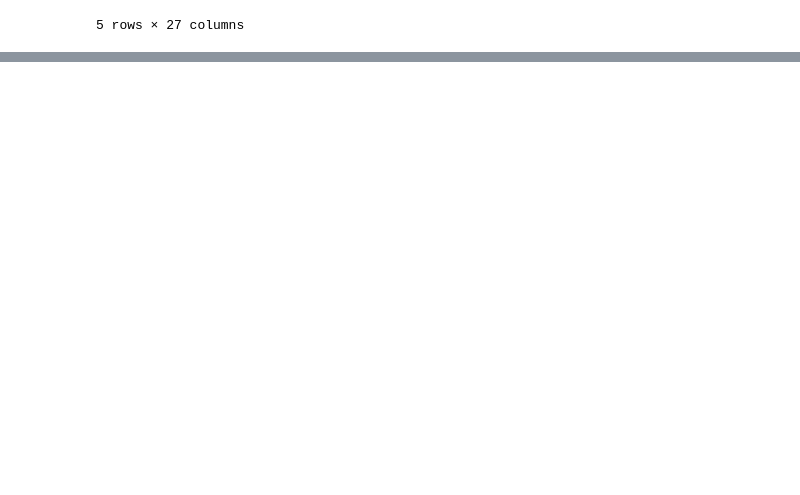
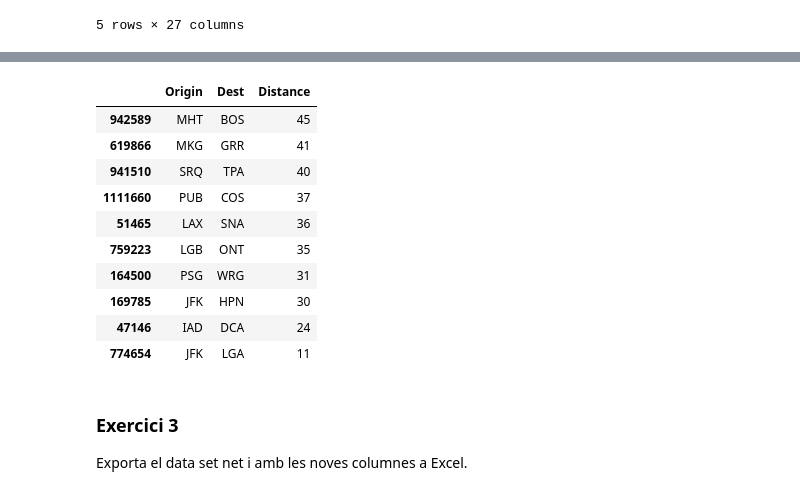
Before and after one commit to davifebdn/estructures_Dataframe, a Jupyter notebook: Data_Science_Sprint_2_T05_Exploració_de_les_dades.ipynb, the cells around one changed output, grey strips where cells are left out. Cells and saved outputs as stored; diff of their text form; code cells hidden in the pictures; blank space fills up the shorter version.

```diff
--- a/Data_Science_Sprint_2_T05_Exploració_de_les_dades.ipynb
+++ b/Data_Science_Sprint_2_T05_Exploració_de_les_dades.ipynb
@@ -238,0 +260,19 @@ aerolinies.first()
+# %%
+#Els vols més curts
+distancies[['Origin', 'Dest', 'Distance']].tail(10)
+# %% [output]
+|  | Origin | Dest | Distance |
+| 942589 | MHT | BOS | 45 |
+| 619866 | MKG | GRR | 41 |
+| 941510 | SRQ | TPA | 40 |
+| 1111660 | PUB | COS | 37 |
+| 51465 | LAX | SNA | 36 |
+| 759223 | LGB | ONT | 35 |
+| 164500 | PSG | WRG | 31 |
+| 169785 | JFK | HPN | 30 |
+| 47146 | IAD | DCA | 24 |
+| 774654 | JFK | LGA | 11 |
+# %% [markdown]
+### Exercici 3
+
+Exporta el data set net i amb les noves columnes a Excel.
```
Also changed, not shown: parts of 3 cells of this notebook.
